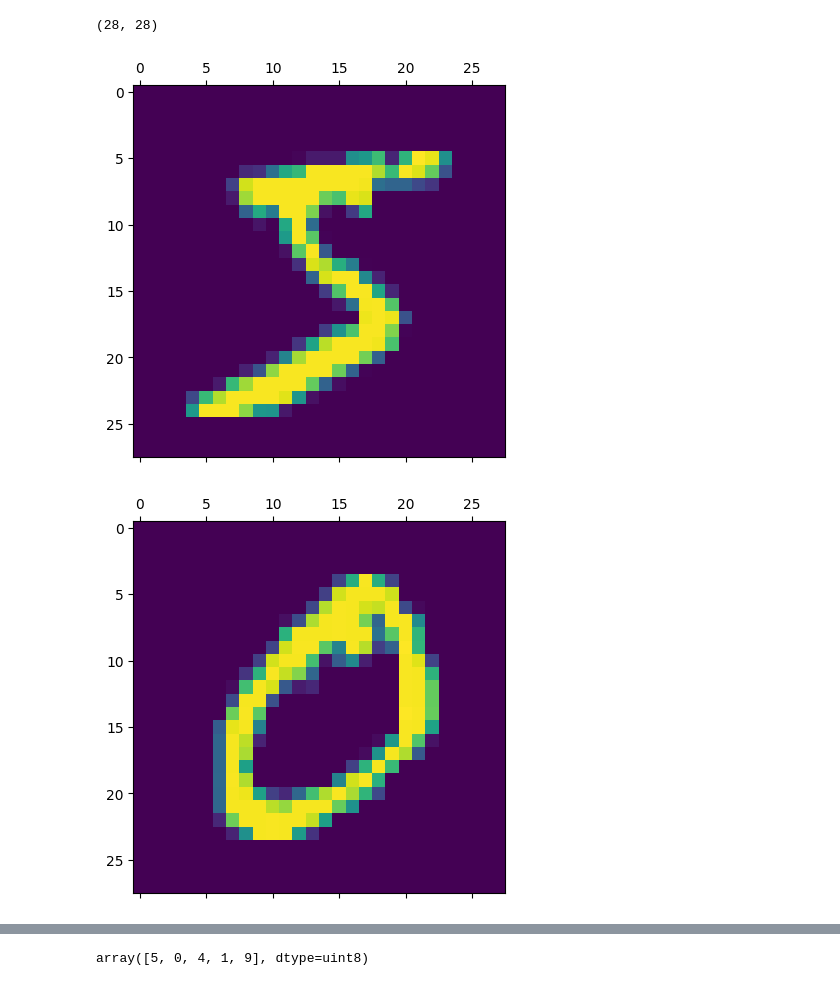
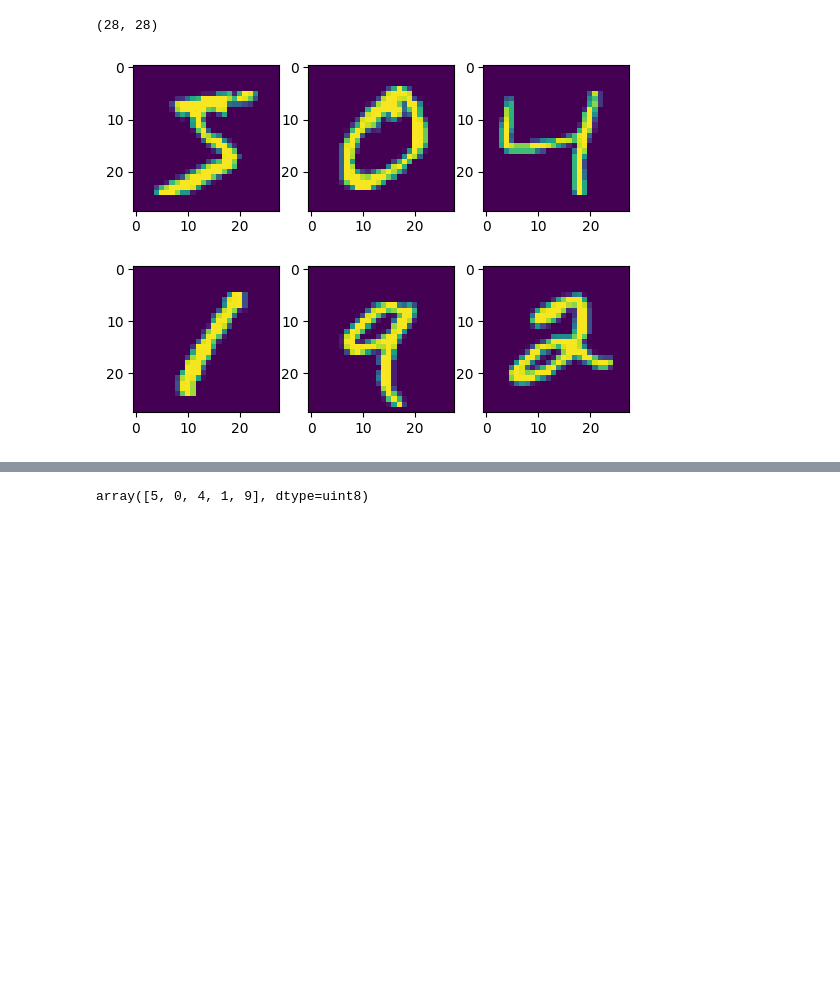
Before and after one commit to ishwar-ikm/basic-machine-learning-projects, a Jupyter notebook: 6. Handwritten Digit Classification Using Neural Network/digit classifivation.ipynb, the cells around one changed output, grey strips where cells are left out. Drawn from its saved outputs; the diff is of its cells as text; code cells hidden in the pictures; blank space fills up the shorter version.

Commit message:
image classification using ann and cnn

```diff
--- a/6. Handwritten Digit Classification Using Neural Network/digit classifivation.ipynb
+++ b/6. Handwritten Digit Classification Using Neural Network/digit classifivation.ipynb
@@ -18,8 +18,8 @@ X_train[0].shape
 # %% [output]
 (28, 28)
 # %%
-for i in range(5):
-    plt.matshow(X_train[i])
+for i in range(6):
+    plt.subplot(2, 3, i+1)
+    plt.imshow(X_train[i])
 # %% [output]
-[figure, old version]
+[figure, new version]
-[figure, removed]
```
Also changed, not shown: parts of 8 cells of this notebook, 2 other files.
